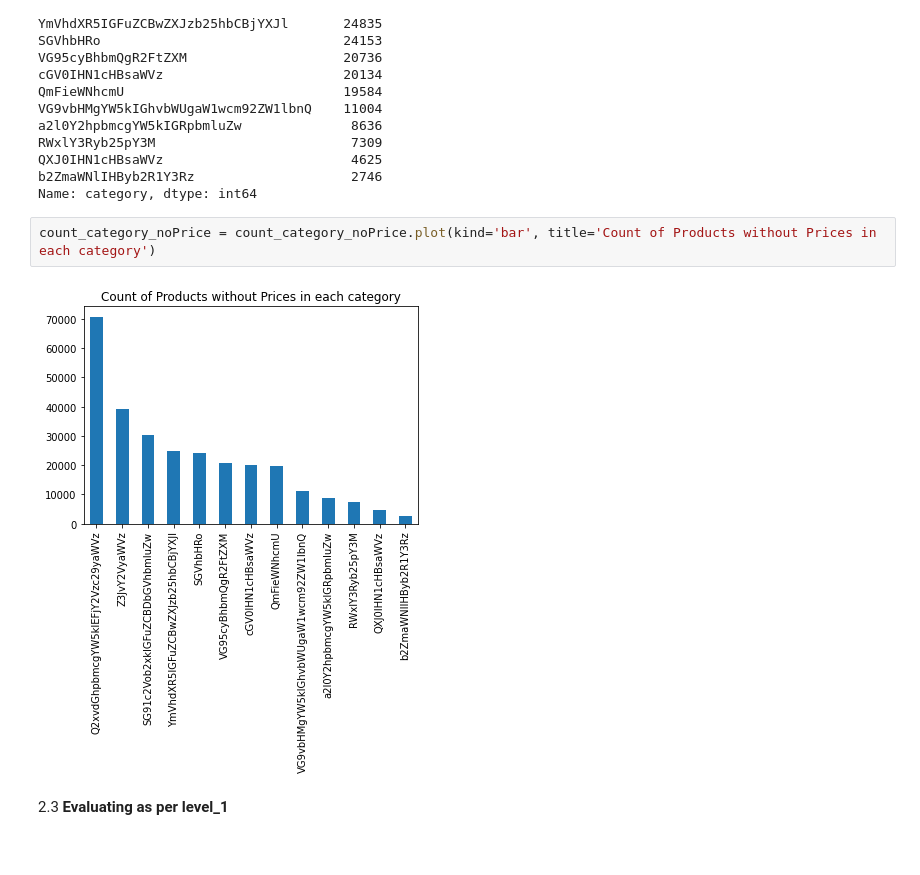
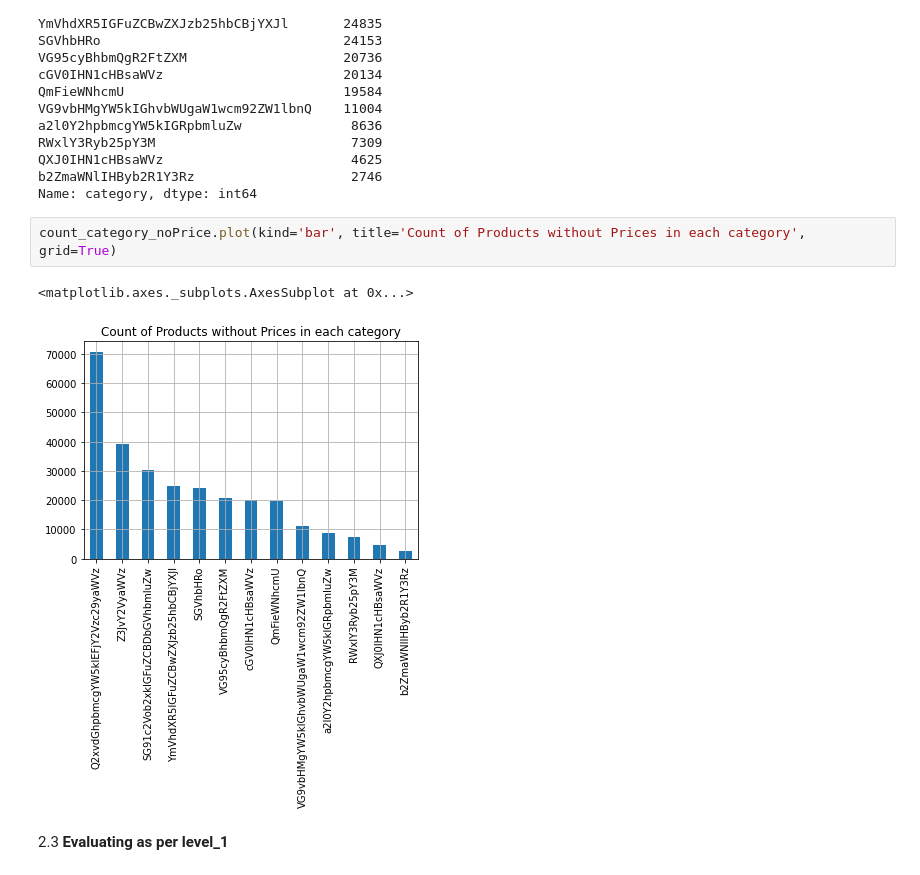
Before and after one commit to Arch0290/BeZenAssignment, a Jupyter notebook: BeZen.ipynb, the cells around one changed output. Cells and saved outputs as stored; diff of their text form.

Commit message:
Plotting the graphs

```diff
--- a/BeZen.ipynb
+++ b/BeZen.ipynb
@@ -191,9 +191,10 @@ QXJ0IHN1cHBsaWVz                        4625
 b2ZmaWNlIHByb2R1Y3Rz                    2746
 Name: category, dtype: int64
 # %%
-count_category_noPrice = count_category_noPrice.plot(kind='bar', title='Count of Products without Prices in each category')
+count_category_noPrice.plot(kind='bar', title='Count of Products without Prices in each category', grid=True)
 # %% [output]
+<matplotlib.axes._subplots.AxesSubplot at 0x...>
-[figure, old version]
+[figure, new version]
 # %% [markdown]
 2.3 **Evaluating as per level_1**
 # %%
```
Also changed, not shown: parts of 4 cells of this notebook.
